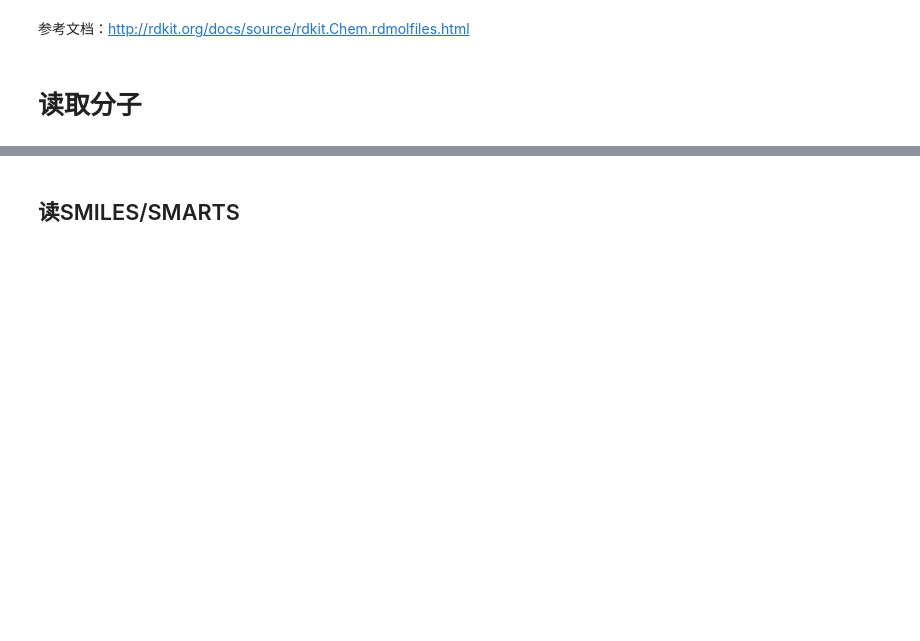
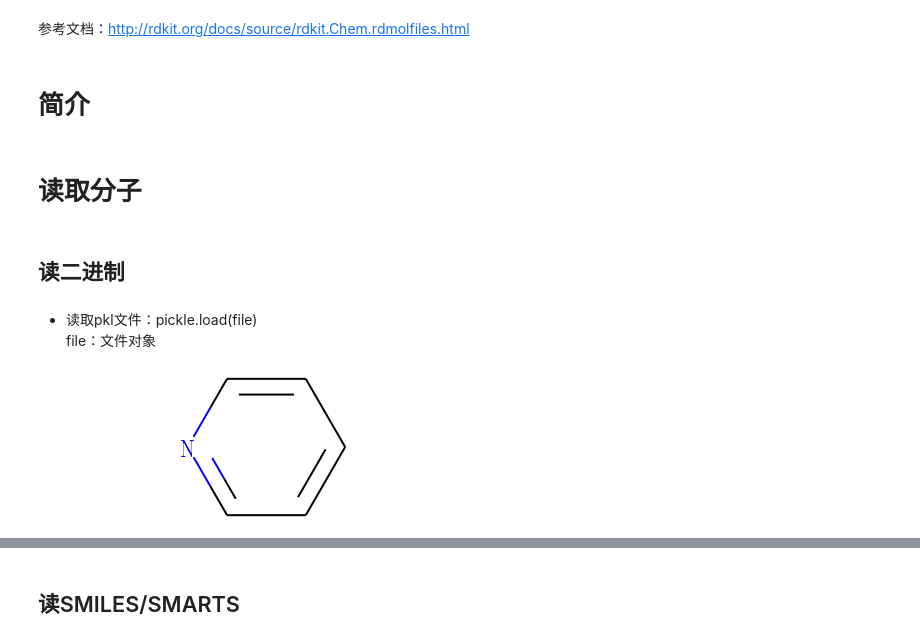
Before and after one commit to dreadlesss/rdkit_summary, a Jupyter notebook: read_write_visualize.ipynb, the cells around one changed output, grey strips where cells are left out. Cells and saved outputs as stored; diff of their text form; code cells hidden in the pictures; blank space fills up the shorter version.

Commit message:
add pickle and binary

```diff
--- a/read_write_visualize.ipynb
+++ b/read_write_visualize.ipynb
@@ -10,4 +11,17 @@ from rdkit.Chem import PandasTools
 import gzip
 import warnings
+# %% [markdown]
+# 简介
 # %% [markdown]
 # 读取分子
+# %% [markdown]
+## 读二进制
+# %% [markdown]
+* 读取pkl文件：pickle.load(file)<br />
+file：文件对象
+# %%
+with open('data/output.pkl', 'rb') as f:
+    m = pickle.load(f)
+m
+# %% [output]
+[figure, added]
```
Also changed, not shown: parts of 34 cells of this notebook, 1 other file.
